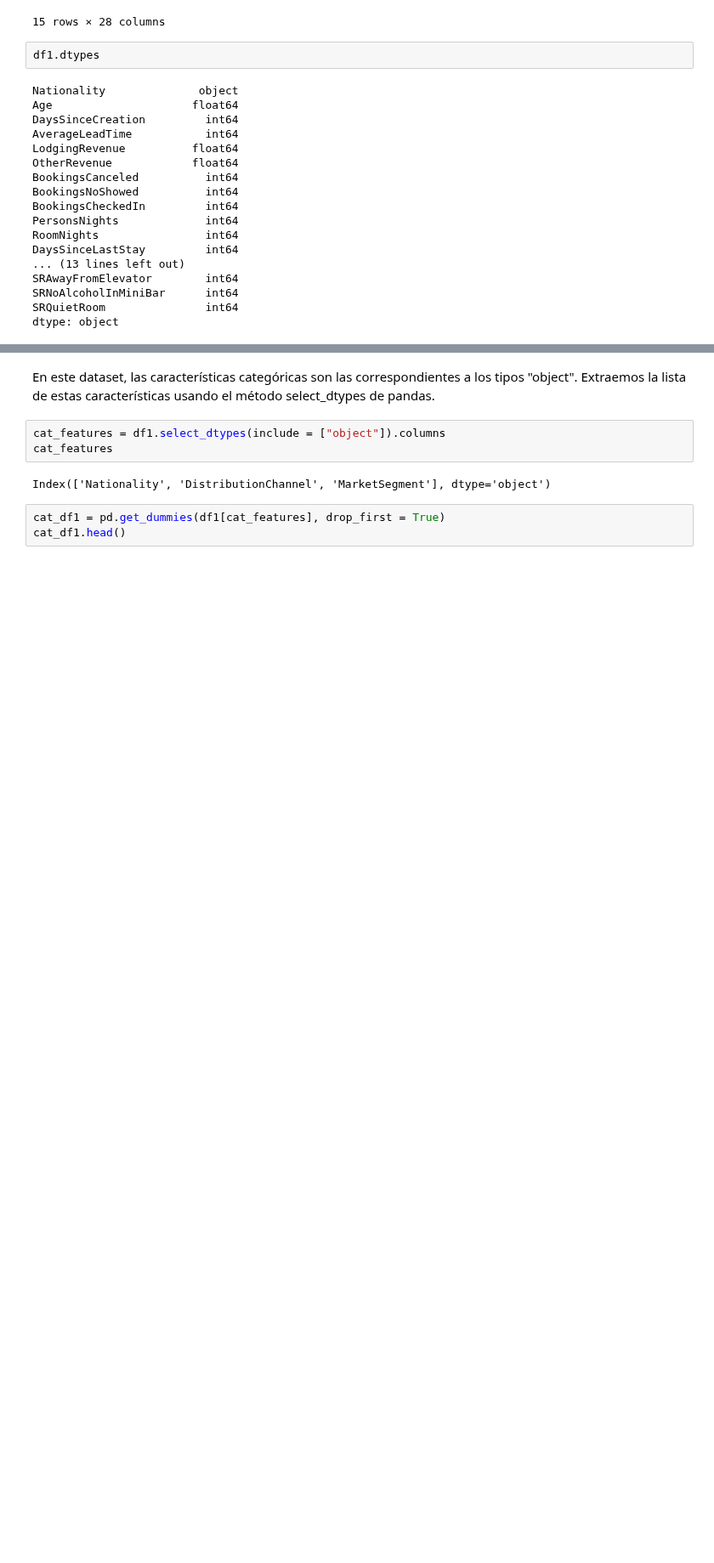
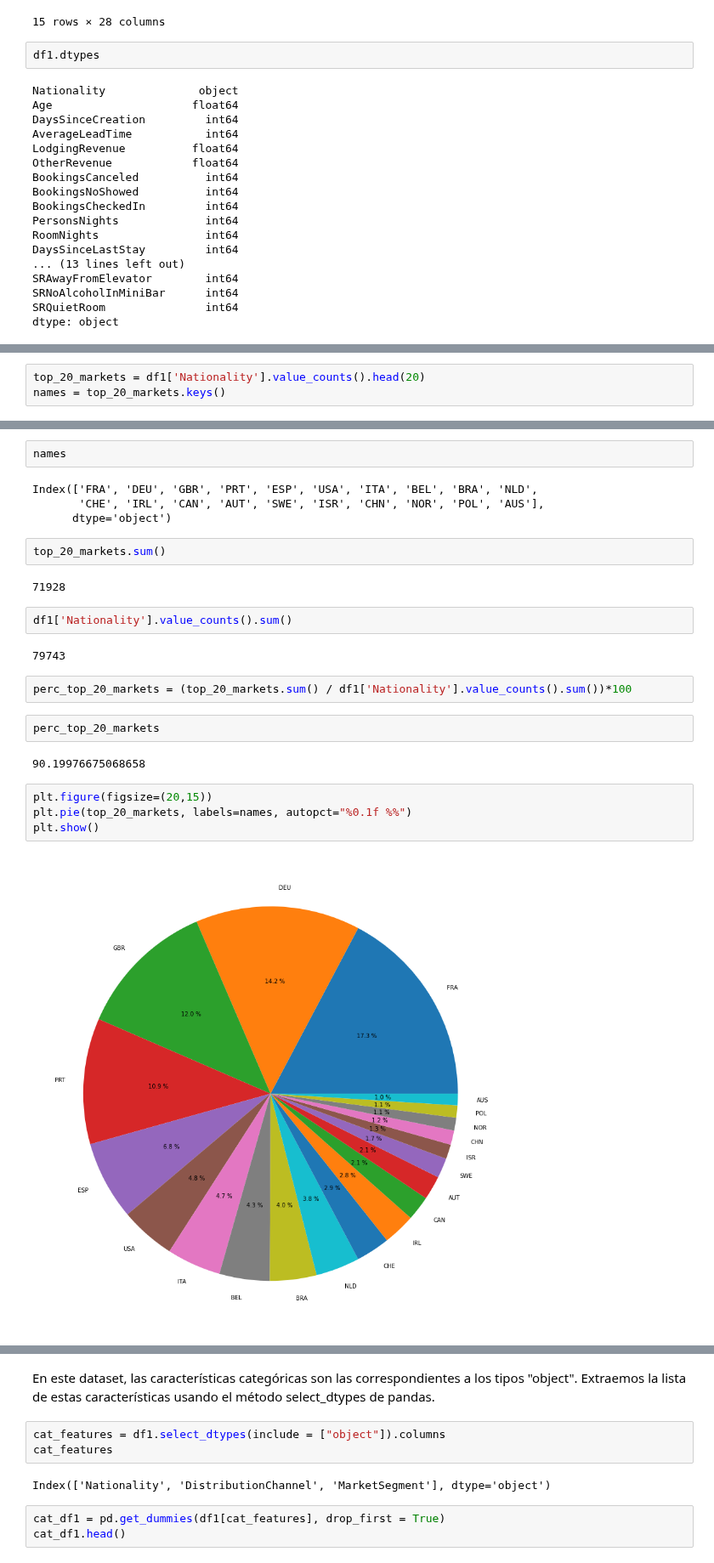
Before and after one commit to iremirezdeganuza72/Cohort_Analysis, a Jupyter notebook: Cohort analysis and segmentation.ipynb, the cells around one changed output, grey strips where cells are left out. Shown at 85% size. Saved outputs shown, nothing was run; the diff lists cells and outputs as text; blank space fills up the shorter version.

Commit message:
Preprocessing: dejando 20 source markets

```diff
--- a/Cohort analysis and segmentation.ipynb
+++ b/Cohort analysis and segmentation.ipynb
@@ -343,0 +355,3 @@ dtype: object
+# %%
+top_20_markets = df1['Nationality'].value_counts().head(20)
+names = top_20_markets.keys()
@@ -343,0 +378,26 @@ dtype: object
+# %%
+names
+# %% [output]
+Index(['FRA', 'DEU', 'GBR', 'PRT', 'ESP', 'USA', 'ITA', 'BEL', 'BRA', 'NLD',
+       'CHE', 'IRL', 'CAN', 'AUT', 'SWE', 'ISR', 'CHN', 'NOR', 'POL', 'AUS'],
+      dtype='object')
+# %%
+top_20_markets.sum()
+# %% [output]
+71928
+# %%
+df1['Nationality'].value_counts().sum()
+# %% [output]
+79743
+# %%
+perc_top_20_markets = (top_20_markets.sum() / df1['Nationality'].value_counts().sum())*100
+# %%
+perc_top_20_markets
+# %% [output]
+90.19976675068658
+# %%
+plt.figure(figsize=(20,15))
+plt.pie(top_20_markets, labels=names, autopct="%0.1f %%")
+plt.show()
+# %% [output]
+[figure, added]
```
Also changed, not shown: parts of 15 cells of this notebook.
